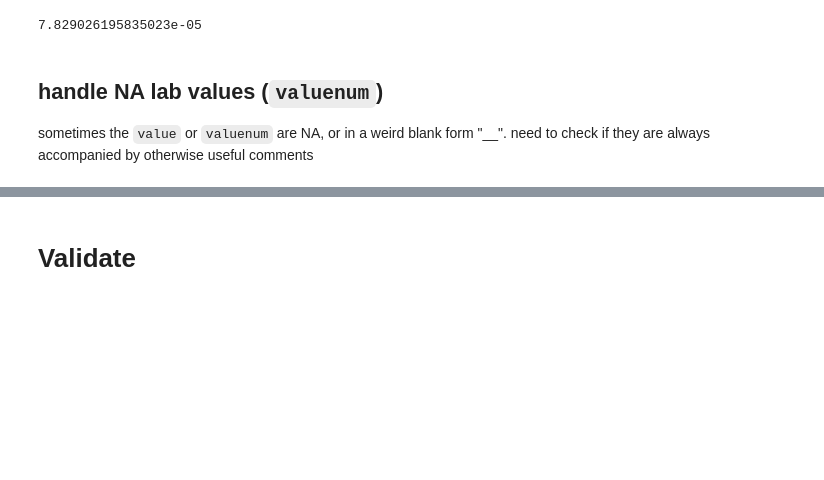
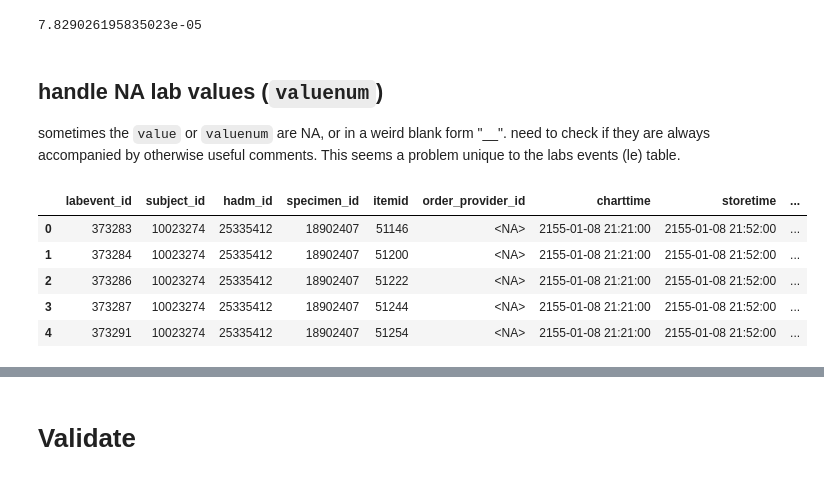
Before and after one commit to oldsandiaz/mimicclif, a Jupyter notebook: notebooks/labs_dev.ipynb, the cells around one changed output, grey strips where cells are left out. Cells and saved outputs as stored; diff of their text form; code cells hidden in the pictures; blank space fills up the shorter version.

```diff
--- a/notebooks/labs_dev.ipynb
+++ b/notebooks/labs_dev.ipynb
@@ -155,4 +233,15 @@ f"{(3615 / len(labs_events_f)) * 100:.2f}%"
 7.829026195835023e-05
 # %% [markdown]
 ## handle NA lab values (`valuenum`)
-sometimes the `value` or `valuenum` are NA, or in a weird blank form "__". need to check if they are always accompanied by otherwise useful comments
+sometimes the `value` or `valuenum` are NA, or in a weird blank form "__". need to check if they are always accompanied by otherwise useful comments. This seems a problem unique to the labs events (le) table.
+# %%
+df_le: pd.DataFrame = le_labs_translated
+
+df_le.head()
+# %% [output]
+|  | labevent_id | subject_id | hadm_id | specimen_id | itemid | order_provider_id | charttime | storetime | ... |
+| 0 | 373283 | 10023274 | 25335412 | 18902407 | 51146 | <NA> | 2155-01-08 21:21:00 | 2155-01-08 21:52:00 | ... |
+| 1 | 373284 | 10023274 | 25335412 | 18902407 | 51200 | <NA> | 2155-01-08 21:21:00 | 2155-01-08 21:52:00 | ... |
+| 2 | 373286 | 10023274 | 25335412 | 18902407 | 51222 | <NA> | 2155-01-08 21:21:00 | 2155-01-08 21:52:00 | ... |
+| 3 | 373287 | 10023274 | 25335412 | 18902407 | 51244 | <NA> | 2155-01-08 21:21:00 | 2155-01-08 21:52:00 | ... |
+| 4 | 373291 | 10023274 | 25335412 | 18902407 | 51254 | <NA> | 2155-01-08 21:21:00 | 2155-01-08 21:52:00 | ... |
```
Also changed, not shown: parts of 50 cells of this notebook, 1 other file.
